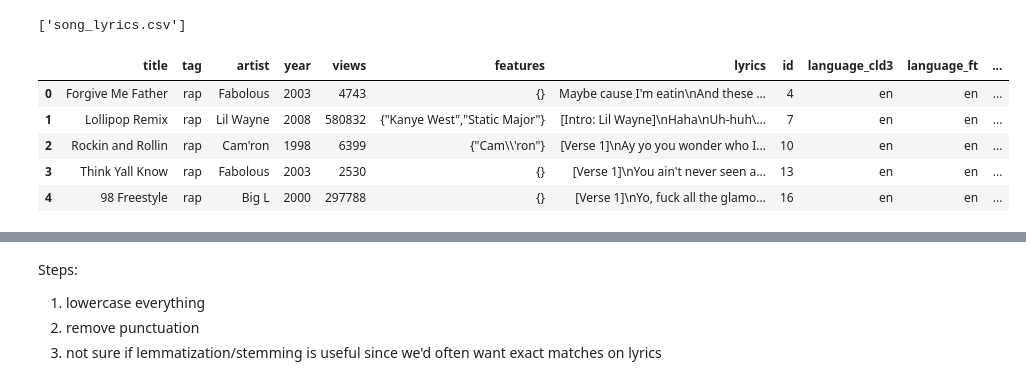
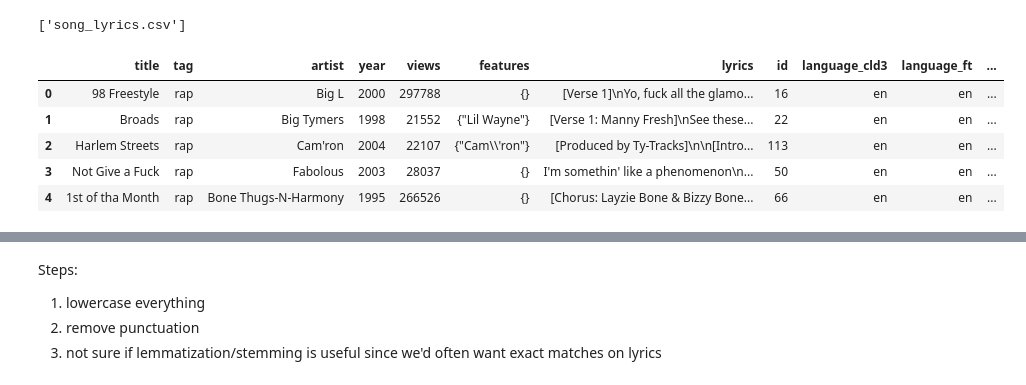
Before and after one commit to danoonan2021/IS4200_final_project, a Jupyter notebook: search.ipynb, the cells around one changed output, grey strips where cells are left out. Cells and saved outputs as stored; diff of their text form; code cells hidden in the pictures.

```diff
--- a/search.ipynb
+++ b/search.ipynb
@@ -14,15 +16,15 @@ os.listdir(path)
 ['song_lyrics.csv']
 # %%
 import pandas as pd
-data = pd.read_csv(path+"/song_lyrics.csv", skiprows=lambda x: x % 3 != 0)
+data = pd.read_csv(path+"/song_lyrics.csv", skiprows=lambda x: x % 20 != 0)
 data.head()
 # %% [output]
 |  | title | tag | artist | year | views | features | lyrics | id | language_cld3 | language_ft | ... |
-| 0 | Forgive Me Father | rap | Fabolous | 2003 | 4743 | {} | Maybe cause I'm eatin\nAnd these ... | 4 | en | en | ... |
-| 1 | Lollipop Remix | rap | Lil Wayne | 2008 | 580832 | {"Kanye West","Static Major"} | [Intro: Lil Wayne]\nHaha\nUh-huh\... | 7 | en | en | ... |
-| 2 | Rockin and Rollin | rap | Cam'ron | 1998 | 6399 | {"Cam\\'ron"} | [Verse 1]\nAy yo you wonder who I... | 10 | en | en | ... |
-| 3 | Think Yall Know | rap | Fabolous | 2003 | 2530 | {} | [Verse 1]\nYou ain't never seen a... | 13 | en | en | ... |
-| 4 | 98 Freestyle | rap | Big L | 2000 | 297788 | {} | [Verse 1]\nYo, fuck all the glamo... | 16 | en | en | ... |
+| 0 | 98 Freestyle | rap | Big L | 2000 | 297788 | {} | [Verse 1]\nYo, fuck all the glamo... | 16 | en | en | ... |
+| 1 | Broads | rap | Big Tymers | 1998 | 21552 | {"Lil Wayne"} | [Verse 1: Manny Fresh]\nSee these... | 22 | en | en | ... |
+| 2 | Harlem Streets | rap | Cam'ron | 2004 | 22107 | {"Cam\\'ron"} | [Produced by Ty-Tracks]\n\n[Intro... | 113 | en | en | ... |
+| 3 | Not Give a Fuck | rap | Fabolous | 2003 | 28037 | {} | I'm somethin' like a phenomenon\n... | 50 | en | en | ... |
+| 4 | 1st of tha Month | rap | Bone Thugs-N-Harmony | 1995 | 266526 | {} | [Chorus: Layzie Bone & Bizzy Bone... | 66 | en | en | ... |
 # %%
 data
 # %% [output]
```
Also changed, not shown: parts of 19 cells of this notebook.
